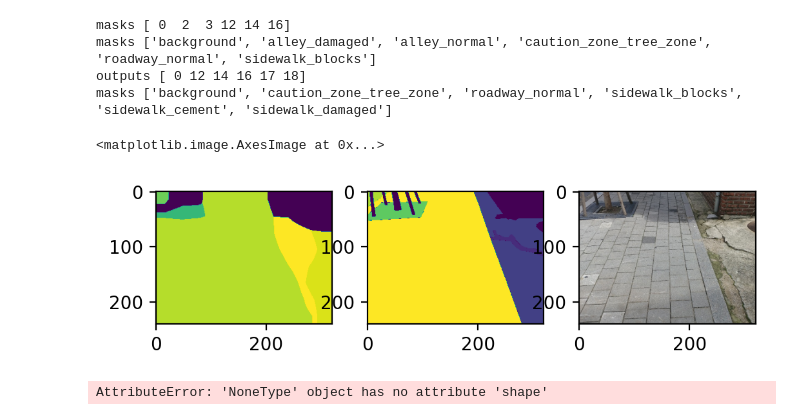
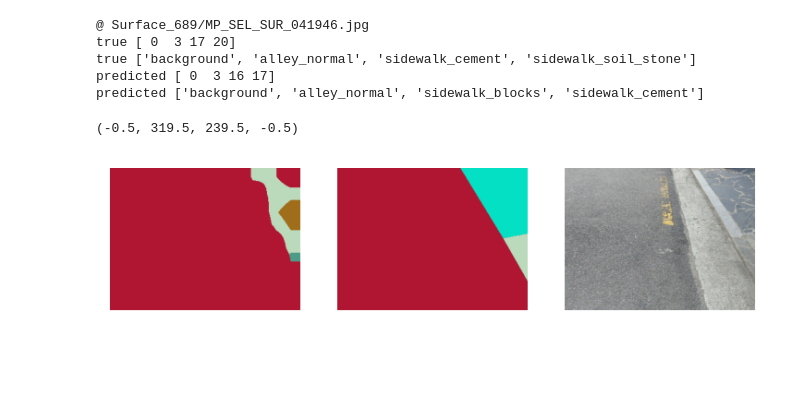
Before and after one commit to boostcampaitech2/final-project-level3-cv-10, a Jupyter notebook: baseline/chk_model.ipynb, the cells around one changed output. Drawn from its saved outputs; the diff is of its cells as text; code cells hidden in the pictures; blank space fills up the shorter version.

Commit message:
update code and weight

```diff
--- a/baseline/chk_model.ipynb
+++ b/baseline/chk_model.ipynb
@@ -135,8 +130,12 @@ Finished 'CustomDataset' in 0.0309 secs
 # %%
 model = deeplabv3_mobilenet_v3_large(aux_loss=False)
-# model = deeplabv3_mobilenet_v3_large(aux_loss=True)
 model.to(device)
-model.load_state_dict(torch.load('model_weights.final.pth'))
+# tmp = torch.load('model_weights_aux.ptbb_adamw.20.pth')
+# for w_name in list(tmp.keys())[-8:]:
+#     del tmp[w_name]
+# model.load_state_dict(tmp)
+model.load_state_dict(torch.load('model_weights.211216.pth'))
 model.eval()  # Set model to evaluate mode
 
-# torch.save(model.state_dict(), 'model_weights_quantize.pth')
+# torch.save(model.state_dict(), 'model_weights.211216.pth')
+# torch.save(model, 'model_weights.211216.pt')
@@ -206,0 +142,7 @@ catName
+# %%
+np.random.seed(12)
+colors = np.random.randint(0, 256, [22, 3])
+for i in range(22):
+    plt.text(0, i*0.1, f"{i}:", fontweight='bold')
+    plt.text(0.1, i*0.1, catName[i], color=colors[i]/255, fontweight='bold', fontsize='large')
+plt.axis('off')
@@ -207,40 +152,39 @@ catName
 # %%
 images, masks, image_infos = next(_dataloader)
 
 images = torch.stack(images).to(device)
 masks = torch.stack(masks).long().to(device)
 
 # outputs = model.forward(images)['out']
 outputs = model.forward(images)
 
 masks = masks.cpu().numpy()
 # outputs = outputs.detach().cpu().numpy()
 outputs = torch.argmax(outputs, dim=1).detach().cpu().numpy()
 _masks = np.unique(masks)
-print("masks", _masks)
-print("masks", [catName[i] for i in _masks])
+print('@', image_infos[0]['file_name'])
+print("true", _masks)
+print("true", [catName[i] for i in _masks])
 _outputs = np.unique(outputs)
-print("outputs", _outputs)
-print("masks", [catName[i] for i in _outputs])
+print("predicted", _outputs)
+print("predicted", [catName[i] for i in _outputs])
 
-fig, axes = plt.subplots(1, 3, dpi=200)
-axes[0].imshow(outputs[0])
-axes[1].imshow(masks[0])
-axes[2].imshow(tensor2image_float(images[0]))
+fig, axes = plt.subplots(1, 3, dpi=150)
+# axes[0].imshow(outputs[0])
+axes[0].imshow(colors[outputs[0]])
+# axes[0].legend([catName[i] for i in _outputs])
+axes[0].axis('off')
+# axes[1].imshow(masks[0])
+axes[1].imshow(colors[masks[0]])
+axes[1].axis('off')
+# axes[2].imshow(tensor2image_float(images[0]))
+axes[2].imshow(images[0].cpu().numpy().transpose([1, 2, 0]))
+axes[2].axis('off')
 # %% [output]
-masks [ 0  2  3 12 14 16]
-masks ['background', 'alley_damaged', 'alley_normal', 'caution_zone_tree_zone', 'roadway_normal', 'sidewalk_blocks']
-outputs [ 0 12 14 16 17 18]
-masks ['background', 'caution_zone_tree_zone', 'roadway_normal', 'sidewalk_blocks', 'sidewalk_cement', 'sidewalk_damaged']
+@ Surface_689/MP_SEL_SUR_041946.jpg
+true [ 0  3 17 20]
+true ['background', 'alley_normal', 'sidewalk_cement', 'sidewalk_soil_stone']
+predicted [ 0  3 16 17]
+predicted ['background', 'alley_normal', 'sidewalk_blocks', 'sidewalk_cement']
-<matplotlib.image.AxesImage at 0x...>
+(-0.5, 319.5, 239.5, -0.5)
-[figure, old version]
+[figure, new version]
-# %%
-import cv2
-
-image_root_path = '/opt/ml/data/final-project/images',
-
-image = cv2.imread('/opt/ml/Git/p_stage_img_seg/MP_SEL_SUR_001055.jpg')
-image = A.Resize(480, 854)(image=image)['image']
-cv2.imwrite('test.jpg', image)
-# %% [output]
-AttributeError: 'NoneType' object has no attribute 'shape'
```
Also changed, not shown: parts of 11 cells of this notebook, 5 other files.
